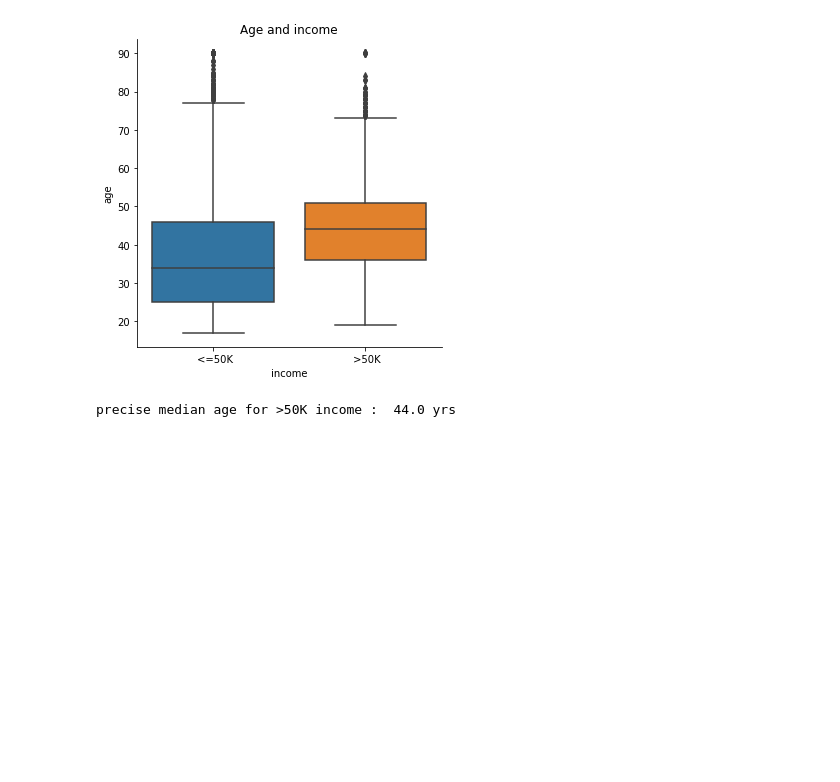
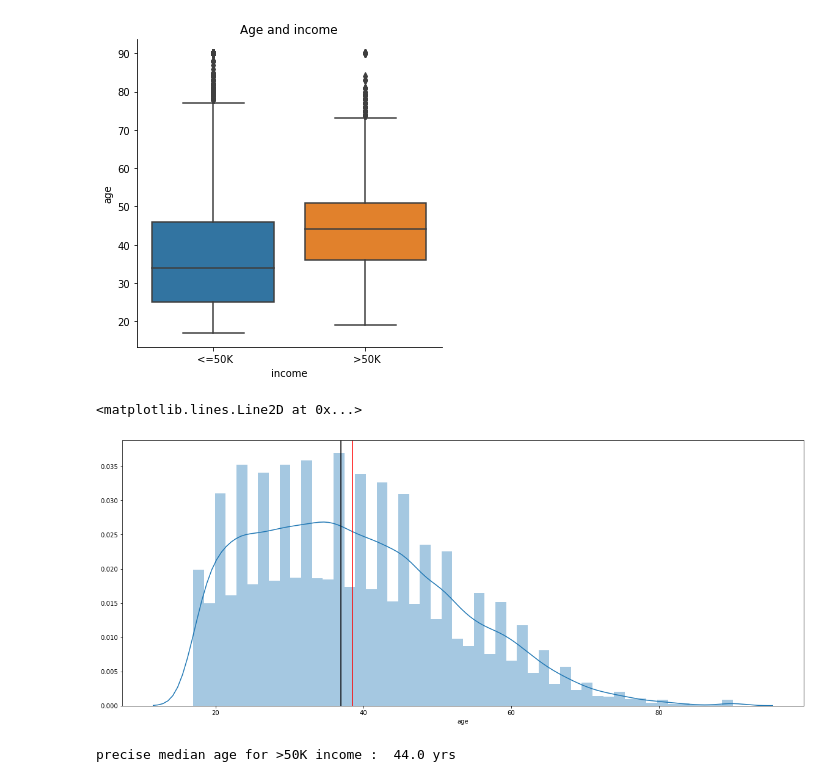
Before and after one commit to agomolka/AdultIncomeAnalysis, a Jupyter notebook: Adult_income_analysis.ipynb, the cells around one changed output. Saved outputs shown, nothing was run; the diff lists cells and outputs as text; code cells hidden in the pictures; blank space fills up the shorter version.

```diff
--- a/Adult_income_analysis.ipynb
+++ b/Adult_income_analysis.ipynb
@@ -55,6 +55,18 @@ plt.title('Age and income')
 plt.show()
 # %% [output]
 [figure]
+# %%
+fig = plt.figure(figsize=(20,8))
+sns.distplot(df['age'])
+
+mean_value = df['age'].mean()
+plt.axvline(mean_value, c='red')
+
+median_value = df['age'].median()
+plt.axvline(median_value, c='black')
+# %% [output]
+<matplotlib.lines.Line2D at 0x...>
+[figure, added]
 # %%
 print('precise median age for >50K income : ',df[df['income']==' >50K']['age'].median(), 'yrs')
 # %% [output]
```
Also changed, not shown: parts of 31 cells of this notebook.
